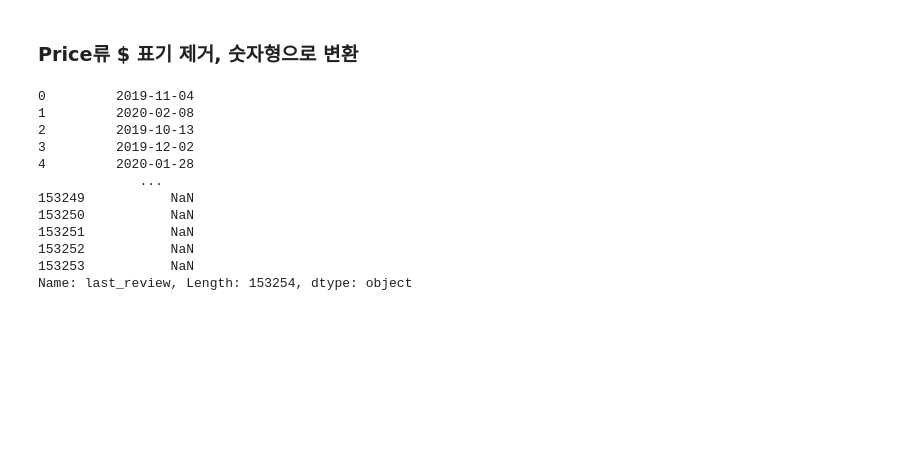
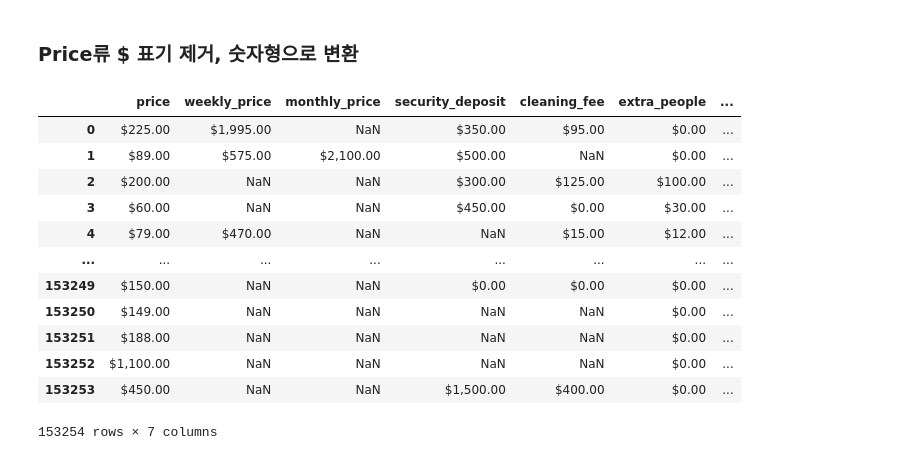
Before and after one commit to whitw/CAUBigdata, a Jupyter notebook: run.ipynb, the cells around one changed output. Cells and saved outputs as stored; diff of their text form; code cells hidden in the pictures; blank space fills up the shorter version.

```diff
--- a/run.ipynb
+++ b/run.ipynb
@@ -196,0 +237,7 @@ df_na[df_na.count_na != 0].sort_values(by='rate', ascending=False)
+# %%
+column_to_drop = ['license, square_feet']
+for column in column_to_drop:
+    try:
+        data = data.drop(column, axis=1)
+    except KeyError as e:
+        print(e)
@@ -225,17 +310,18 @@ Dataframe 크기: (153254, 90)
 # %% [markdown]
 ### Price류 $ 표기 제거, 숫자형으로 변환
-# %%
-data.last_review
-# %% [output]
-0         2019-11-04
-1         2020-02-08
-2         2019-10-13
-3         2019-12-02
-4         2020-01-28
-             ...
-153249           NaN
-153250           NaN
-153251           NaN
-153252           NaN
-153253           NaN
-Name: last_review, Length: 153254, dtype: object
+# %%
+data[['price', 'weekly_price', 'monthly_price', 'security_deposit', 'cleaning_fee', 'extra_people', 'host_acceptance_rate']]
+# %% [output]
+|  | price | weekly_price | monthly_price | security_deposit | cleaning_fee | extra_people | ... |
+| 0 | $225.00 | $1,995.00 | NaN | $350.00 | $95.00 | $0.00 | ... |
+| 1 | $89.00 | $575.00 | $2,100.00 | $500.00 | NaN | $0.00 | ... |
+| 2 | $200.00 | NaN | NaN | $300.00 | $125.00 | $100.00 | ... |
+| 3 | $60.00 | NaN | NaN | $450.00 | $0.00 | $30.00 | ... |
+| 4 | $79.00 | $470.00 | NaN | NaN | $15.00 | $12.00 | ... |
+| ... | ... | ... | ... | ... | ... | ... | ... |
+| 153249 | $150.00 | NaN | NaN | $0.00 | $0.00 | $0.00 | ... |
+| 153250 | $149.00 | NaN | NaN | NaN | NaN | $0.00 | ... |
+| 153251 | $188.00 | NaN | NaN | NaN | NaN | $0.00 | ... |
+| 153252 | $1,100.00 | NaN | NaN | NaN | NaN | $0.00 | ... |
+| 153253 | $450.00 | NaN | NaN | $1,500.00 | $400.00 | $0.00 | ... |
+153254 rows × 7 columns
```
Also changed, not shown: parts of 17 cells of this notebook.
